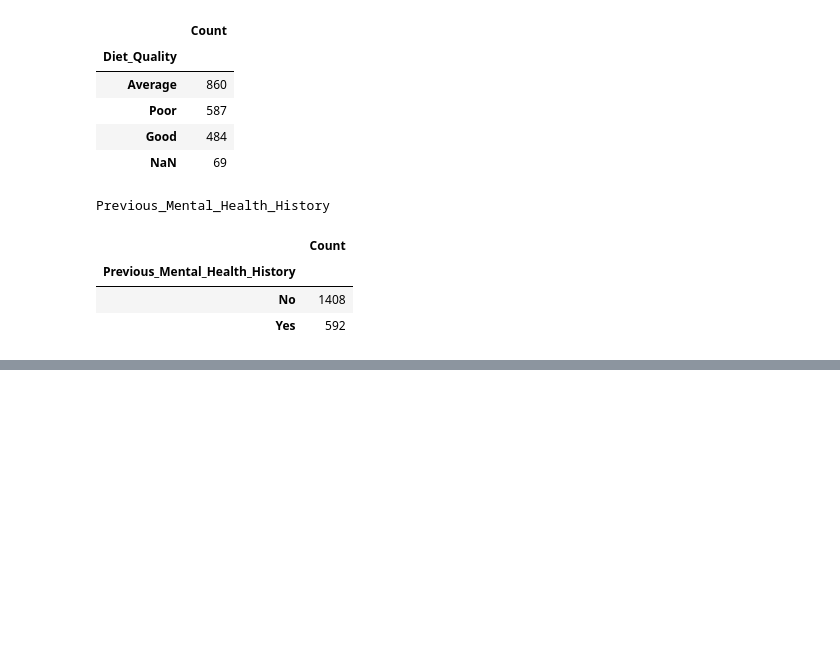
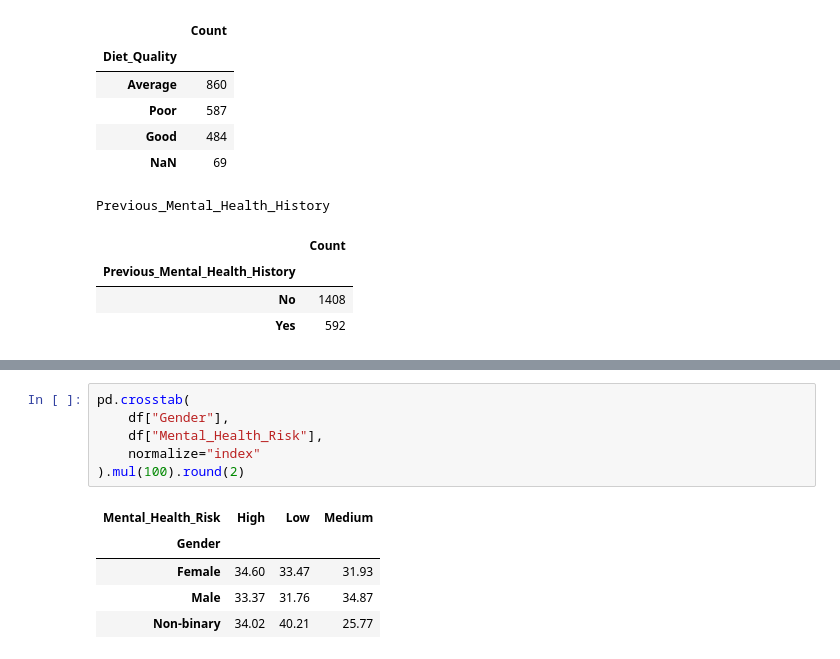
Before and after one commit to lahcen404/MindScope, a Jupyter notebook: notebooks/EDA.ipynb, the cells around one changed output, grey strips where cells are left out. Saved outputs shown, nothing was run; the diff lists cells and outputs as text; blank space fills up the shorter version.

```diff
--- a/notebooks/EDA.ipynb
+++ b/notebooks/EDA.ipynb
@@ -303,0 +320,12 @@ Previous_Mental_Health_History
+# %%
+pd.crosstab(
+    df["Gender"],
+    df["Mental_Health_Risk"],
+    normalize="index"
+).mul(100).round(2)
+# %% [output]
+| Mental_Health_Risk | High | Low | Medium |
+| Gender |  |  |  |
+| Female | 34.60 | 33.47 | 31.93 |
+| Male | 33.37 | 31.76 | 34.87 |
+| Non-binary | 34.02 | 40.21 | 25.77 |
```
Also changed, not shown: parts of 6 cells of this notebook.
